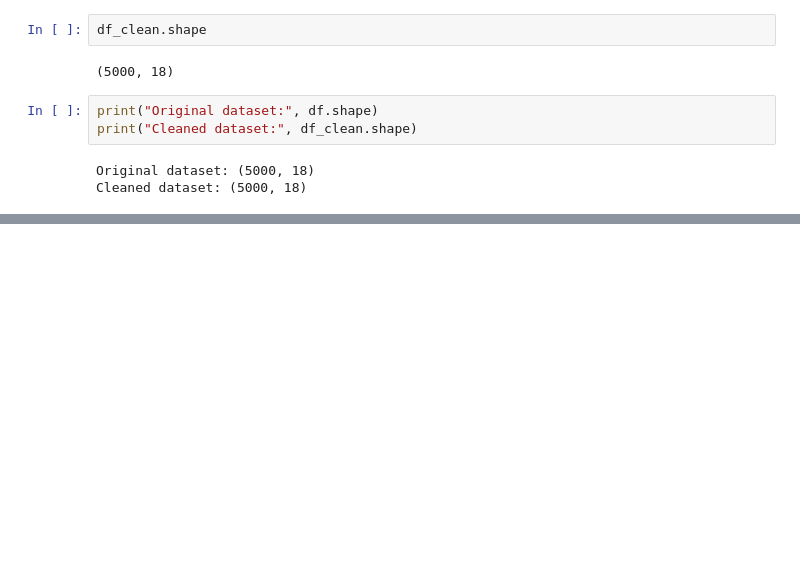
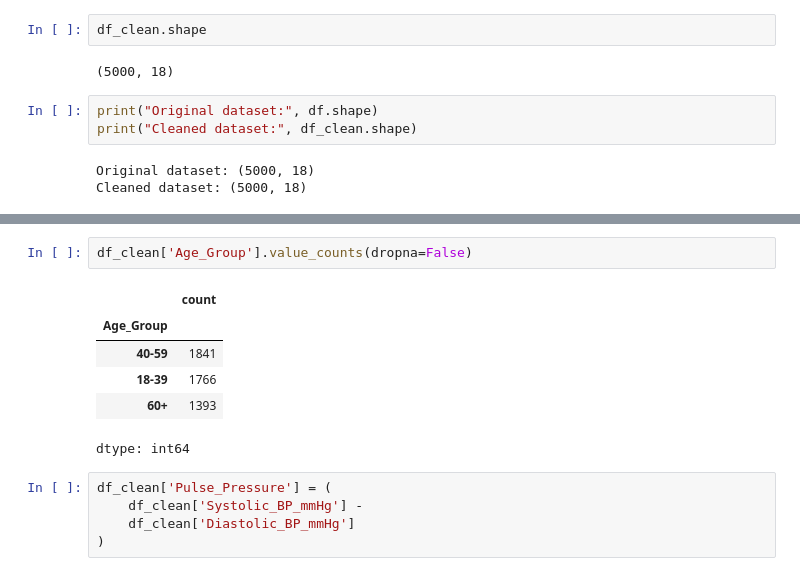
Before and after one commit to KarunaBaruwal/CMP7005-Hypertension-Analytics, a Jupyter notebook: CMP7005_Hypertension_Analysis.ipynb, the cells around one changed output, grey strips where cells are left out. Drawn from its saved outputs; the diff is of its cells as text; blank space fills up the shorter version.

```diff
--- a/CMP7005_Hypertension_Analysis.ipynb
+++ b/CMP7005_Hypertension_Analysis.ipynb
@@ -594,0 +634,14 @@ Cleaned dataset: (5000, 18)
+# %%
+df_clean['Age_Group'].value_counts(dropna=False)
+# %% [output]
+|  | count |
+| Age_Group |  |
+| 40-59 | 1841 |
+| 18-39 | 1766 |
+| 60+ | 1393 |
+dtype: int64
+# %%
+df_clean['Pulse_Pressure'] = (
+    df_clean['Systolic_BP_mmHg'] -
+    df_clean['Diastolic_BP_mmHg']
+)
```
Also changed, not shown: parts of 9 cells of this notebook.
